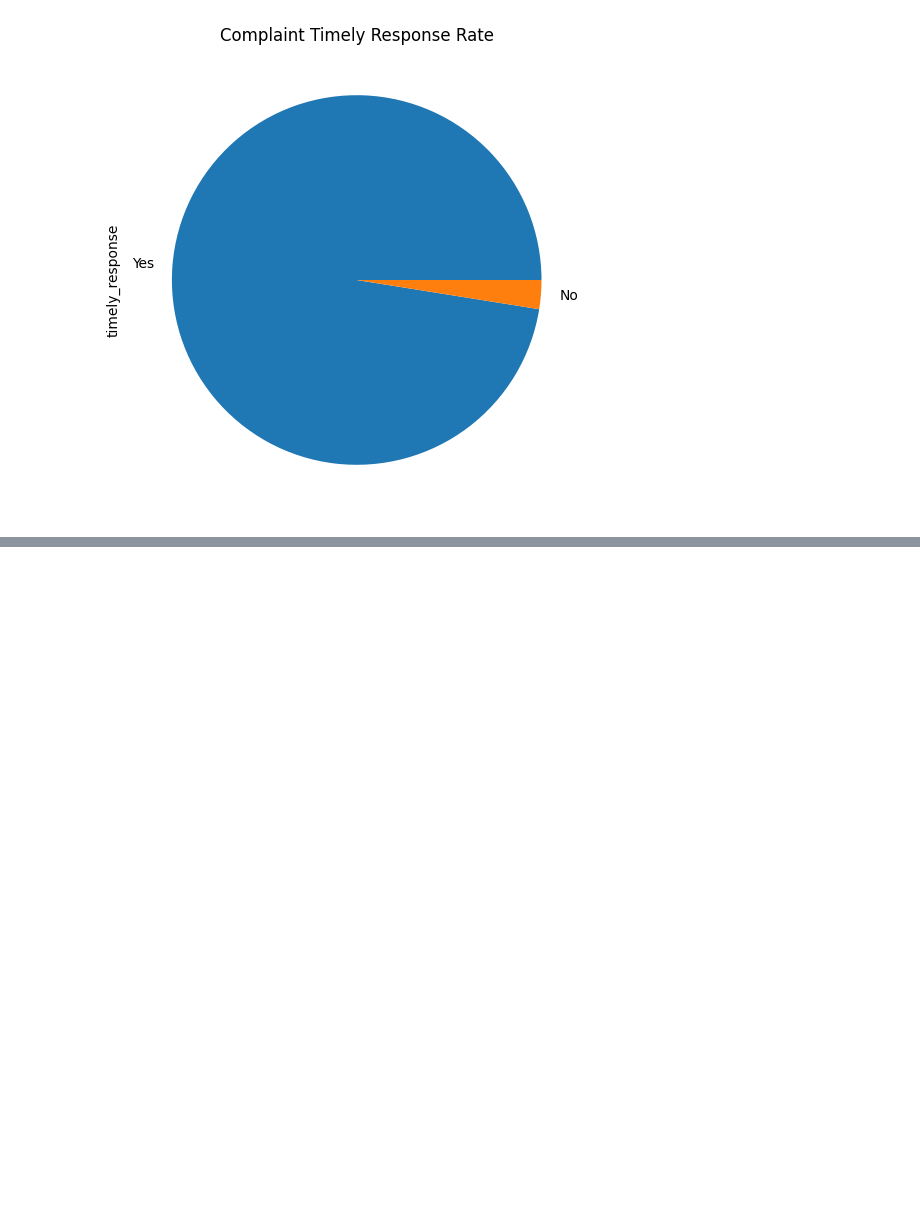
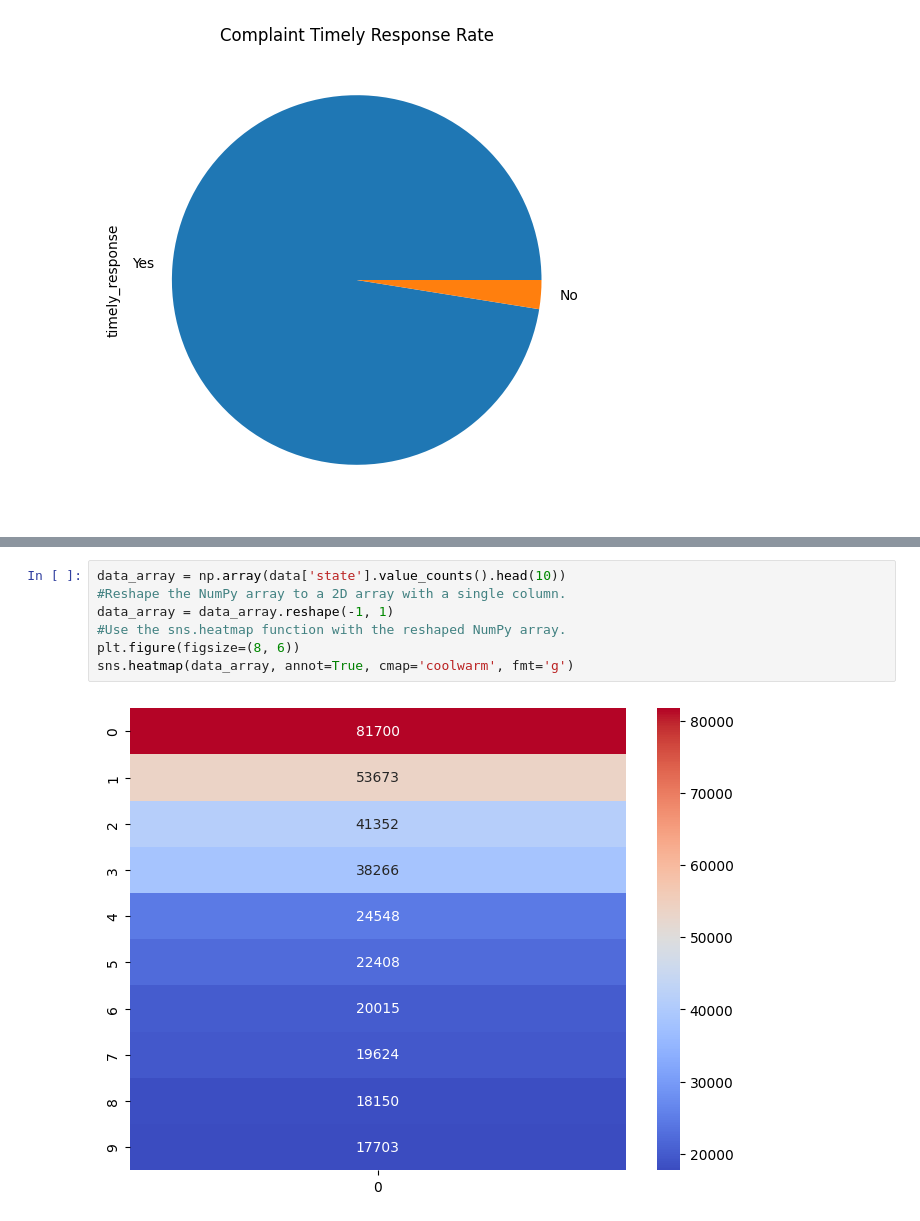
Before and after one commit to puritym8/Python-Data-Analysis, a Jupyter notebook: US_Consumer_Finance_Complaints_Basic_Analysis.ipynb, the cells around one changed output, grey strips where cells are left out. Drawn from its saved outputs; the diff is of its cells as text; blank space fills up the shorter version.

```diff
--- a/US_Consumer_Finance_Complaints_Basic_Analysis.ipynb
+++ b/US_Consumer_Finance_Complaints_Basic_Analysis.ipynb
@@ -338,0 +365,9 @@ Name: product, dtype: int64
+# %%
+data_array = np.array(data['state'].value_counts().head(10))
+#Reshape the NumPy array to a 2D array with a single column.
+data_array = data_array.reshape(-1, 1)
+#Use the sns.heatmap function with the reshaped NumPy array.
+plt.figure(figsize=(8, 6))
+sns.heatmap(data_array, annot=True, cmap='coolwarm', fmt='g')
+# %% [output]
+[figure, added]
```
Also changed, not shown: parts of 15 cells of this notebook.
